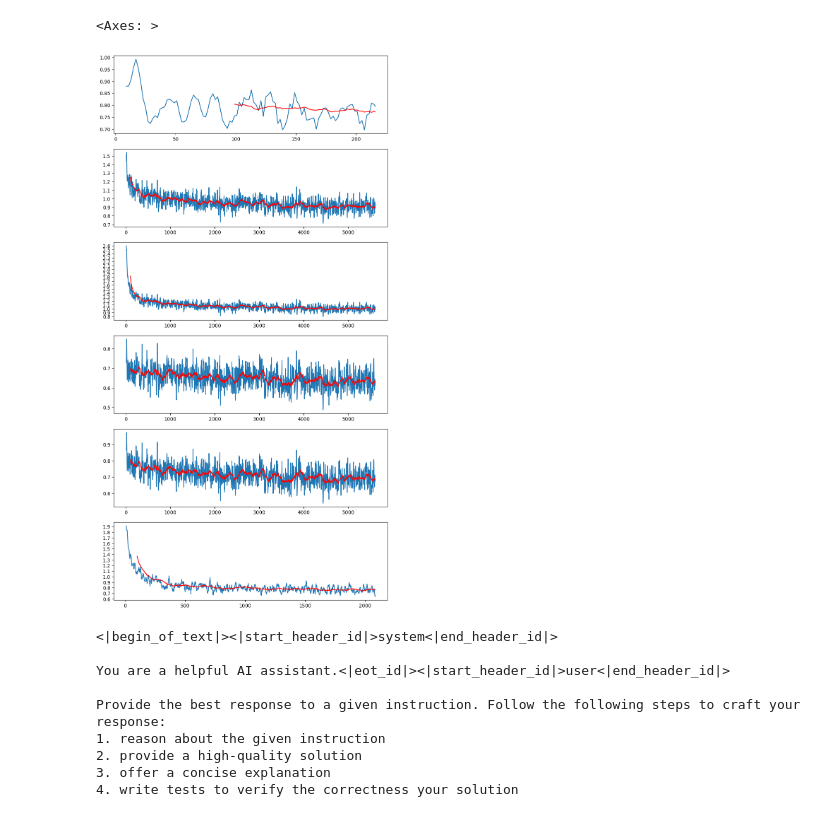
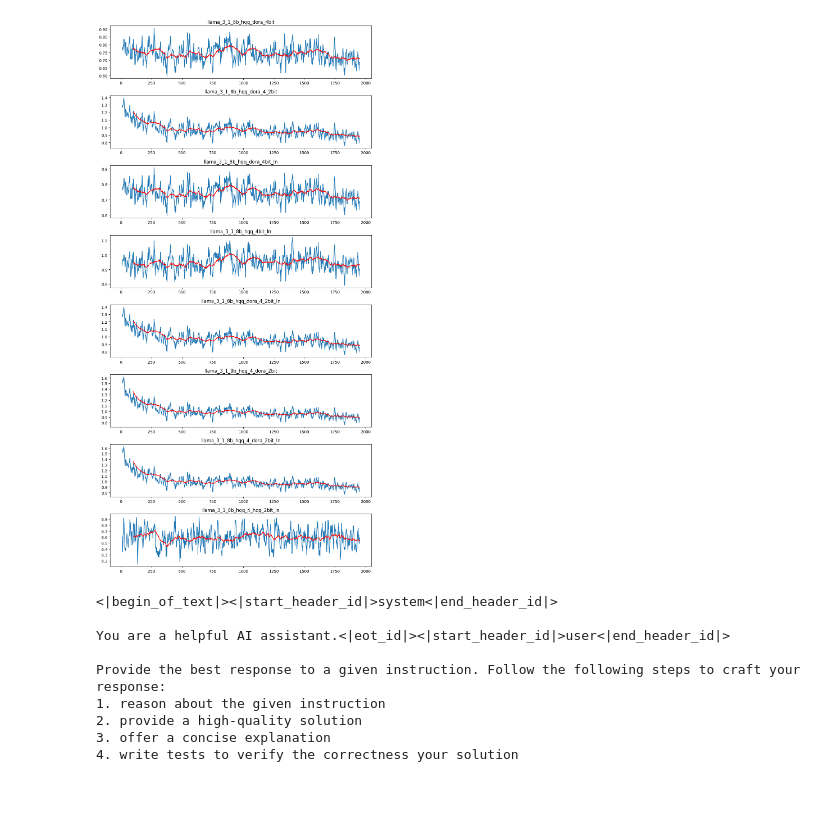
Before and after one commit to AnswerDotAI/fsdp_qlora, a Jupyter notebook: experiments/llama_large/training_logs.ipynb, the cells around one changed output. Cells and saved outputs as stored; diff of their text form; code cells hidden in the pictures.

```diff
--- a/experiments/llama_large/training_logs.ipynb
+++ b/experiments/llama_large/training_logs.ipynb
@@ -4,13 +4,14 @@ import pandas as pd
 import numpy as np
 import re
 # %%
-logfile = "/workspace/git/fsdp_qlora/experiments/llama_large/logs/llama_3_1_8b_hqq_4bit.log"
-logfile2 = "/workspace/git/fsdp_qlora/experiments/llama_large/logs/llama_3_1_8b_hqq_mixed_bit.log"
-logfile3 = "/workspace/git/fsdp_qlora/experiments/llama_large/logs/llama_3_1_8b_hqq_2bit.log"
-
-logfile4 = "/workspace/git/fsdp_qlora/experiments/llama_large/logs/llama_3_1_70b_hqq_4bit.log"
-logfile5 = "/workspace/git/fsdp_qlora/experiments/llama_large/logs/llama_3_1_70b_hqq_mixed_bit.log"
-logfile6 = "/workspace/git/fsdp_qlora/experiments/llama_large/logs/llama_3_1_70b_hqq_2bit.log"
+logfile = "/workspace/git/fsdp_qlora/experiments/llama_large/logs/llama_3_1_8b_hqq_dora_4bit.log"
+logfile2 = "/workspace/git/fsdp_qlora/experiments/llama_large/logs/llama_3_1_8b_hqq_dora_4_2bit.log"
+logfile3 = "/workspace/git/fsdp_qlora/experiments/llama_large/logs/llama_3_1_8b_hqq_dora_4bit_ln.log"
+logfile4 = "/workspace/git/fsdp_qlora/experiments/llama_large/logs/llama_3_1_8b_hqq_4bit_ln.log"
+logfile5 = "/workspace/git/fsdp_qlora/experiments/llama_large/logs/llama_3_1_8b_hqq_dora_4_2bit_ln.log"
+logfile6 = "/workspace/git/fsdp_qlora/experiments/llama_large/logs/llama_3_1_8b_hqq_4_dora_2bit.log"
+logfile7 = "/workspace/git/fsdp_qlora/experiments/llama_large/logs/llama_3_1_8b_hqq_4_dora_2bit_ln.log"
+logfile8 = "/workspace/git/fsdp_qlora/experiments/llama_large/logs/llama_3_1_8b_hqq_4_hqq_2bit_ln.log"
 # %%
 logs = Path(logfile).read_text().split("\n")
 logs2 = Path(logfile2).read_text().split("\n")
@@ -18,6 +19,8 @@ logs3 = Path(logfile3).read_text().split("\n")
 logs4 = Path(logfile4).read_text().split("\n")
 logs5 = Path(logfile5).read_text().split("\n")
 logs6 = Path(logfile6).read_text().split("\n")
+logs7 = Path(logfile7).read_text().split("\n")
+logs8 = Path(logfile8).read_text().split("\n")
 # %%
 def extract_loss(l):
 	match = re.search(r'Loss\s+([0-9.]+)', l)
@@ -30,39 +33,60 @@ losses3 = [float(extract_loss(l)) for l in logs3 if "Loss" in l][50:]
 losses4 = [float(extract_loss(l)) for l in logs4 if "Loss" in l][50:]
 losses5 = [float(extract_loss(l)) for l in logs5 if "Loss" in l][50:]
 losses6 = [float(extract_loss(l)) for l in logs6 if "Loss" in l][50:]
+losses7 = [float(extract_loss(l)) for l in logs7 if "Loss" in l][50:]
+losses8 = [float(extract_loss(l)) for l in logs8 if "Loss" in l][50:]
 # %%
 import matplotlib.pyplot as plt
 # pd.Series(losses).plot()
 # smooth the plot
 # pd.Series(losses).rolling(100).mean().plot()
 # smooth plot all logs in different figures
-fix, axes = plt.subplots(6, 1, figsize=(10, 20))
+fix, axes = plt.subplots(8, 1, figsize=(10, 20))
 
 # show 0,0.25,0.5,0.75,1,... in y axis
 axes[0].yaxis.set_major_locator(plt.MultipleLocator(0.05))
 axes[1].yaxis.set_major_locator(plt.MultipleLocator(0.1))
 axes[2].yaxis.set_major_locator(plt.MultipleLocator(0.1))
 axes[3].yaxis.set_major_locator(plt.MultipleLocator(0.1))
 axes[4].yaxis.set_major_locator(plt.MultipleLocator(0.1))
 axes[5].yaxis.set_major_locator(plt.MultipleLocator(0.1))
+axes[6].yaxis.set_major_locator(plt.MultipleLocator(0.1))
+axes[7].yaxis.set_major_locator(plt.MultipleLocator(0.1))
 
 pd.Series(losses).rolling(10).mean().plot(ax=axes[0])
 pd.Series(losses2).rolling(10).mean().plot(ax=axes[1])
 pd.Series(losses3).rolling(10).mean().plot(ax=axes[2])
 pd.Series(losses4).rolling(10).mean().plot(ax=axes[3])
 pd.Series(losses5).rolling(10).mean().plot(ax=axes[4])
 pd.Series(losses6).rolling(10).mean().plot(ax=axes[5])
+pd.Series(losses7).rolling(10).mean().plot(ax=axes[6])
+pd.Series(losses8).rolling(10).mean().plot(ax=axes[7])
+
 
 # fit a red regression line
 pd.Series(losses).rolling(100).mean().plot(ax=axes[0], color='red')
 pd.Series(losses2).rolling(100).mean().plot(ax=axes[1], color='red')
 pd.Series(losses3).rolling(100).mean().plot(ax=axes[2], color='red')
 pd.Series(losses4).rolling(100).mean().plot(ax=axes[3], color='red')
 pd.Series(losses5).rolling(100).mean().plot(ax=axes[4], color='red')
 pd.Series(losses6).rolling(100).mean().plot(ax=axes[5], color='red')
+pd.Series(losses7).rolling(100).mean().plot(ax=axes[6], color='red')
+pd.Series(losses8).rolling(100).mean().plot(ax=axes[7], color='red')
+
+# add title to each plot
+axes[0].set_title(Path(logfile).stem)
+axes[1].set_title(Path(logfile2).stem)
+axes[2].set_title(Path(logfile3).stem)
+axes[3].set_title(Path(logfile4).stem)
+axes[4].set_title(Path(logfile5).stem)
+axes[5].set_title(Path(logfile6).stem)
+axes[6].set_title(Path(logfile7).stem)
+axes[7].set_title(Path(logfile8).stem)
+
+# add some space between plots
+plt.tight_layout()
 # %% [output]
-<Axes: >
-[figure, old version]
+[figure, new version]
 # %%
 from datasets import load_from_disk
 from transformers import AutoTokenizer
```
Also changed, not shown: 6 other files.
